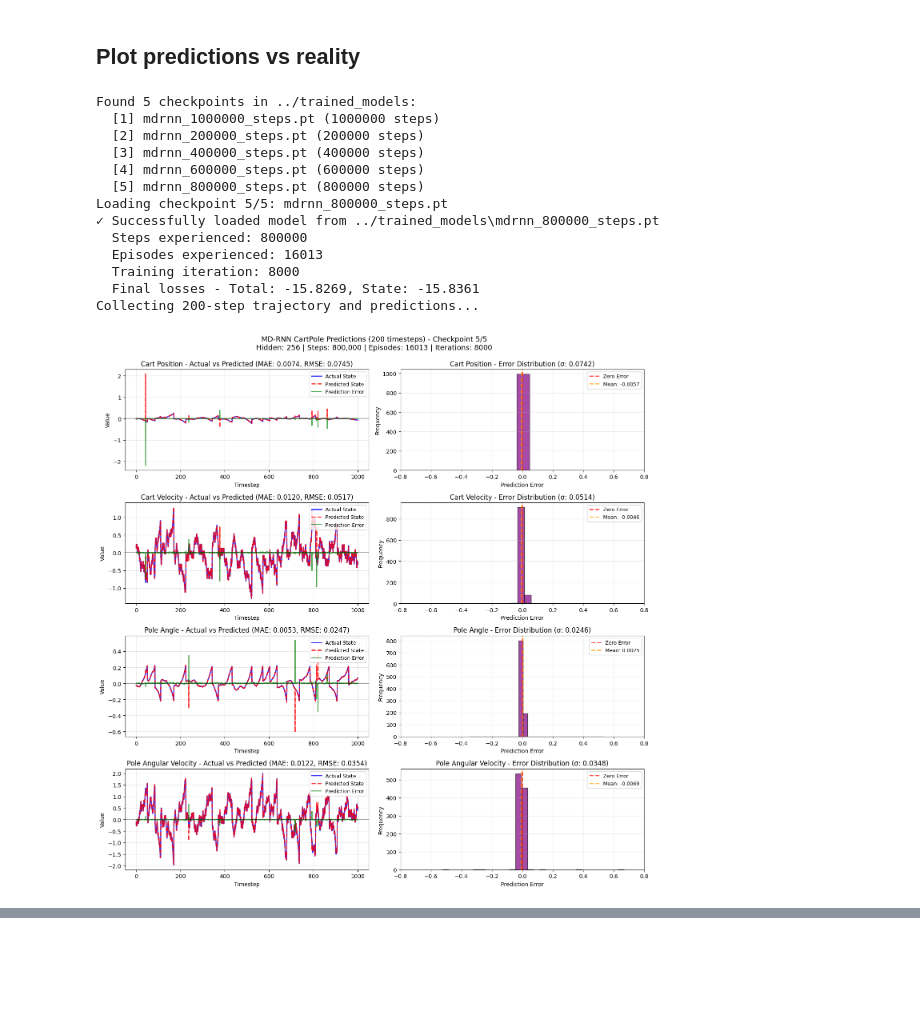
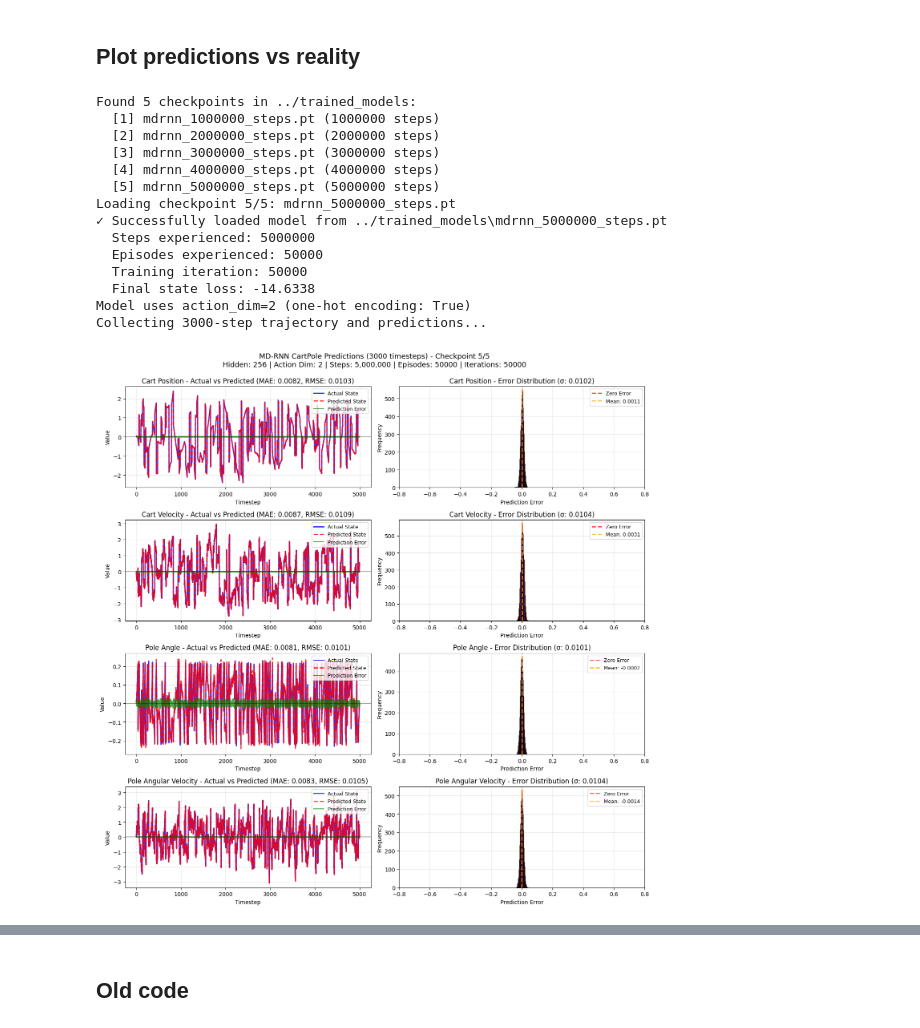
Before and after one commit to jtbuch/mpc_dojo, a Jupyter notebook: cartpole_rnn/notebooks/Cartpole_RNN.ipynb, the cells around one changed output, grey strips where cells are left out. Saved outputs shown, nothing was run; the diff lists cells and outputs as text; code cells hidden in the pictures; blank space fills up the shorter version.

Commit message:
improving the rnn model

```diff
--- a/cartpole_rnn/notebooks/Cartpole_RNN.ipynb
+++ b/cartpole_rnn/notebooks/Cartpole_RNN.ipynb
@@ -609,12 +703,15 @@ model, info = load_model(checkpoint=checkpoint_num)
 
 # Extract info for plot title (handle both old and new formats)
 hidden_dim = info['hidden_dim']
+action_dim = info['action_dim']  # Add this to verify one-hot encoding
 training_steps = info.get('total_steps_experienced', 'N/A')
 training_episodes = info.get('total_episodes_experienced', 'N/A')
 training_iteration = info.get('training_iteration', 'N/A')
 total_checkpoints = len(available_checkpoints)
 
-# Test prediction over 200 timesteps
+print(f"Model uses action_dim={action_dim} (one-hot encoding: {action_dim > 1})")
+
+# Test prediction over 3000 timesteps
 device = torch.device('cuda' if torch.cuda.is_available() else 'cpu')
 model = model.to(device)
 model.eval()
@@ -630,16 +727,49 @@ actual_states = []
 predicted_states = []
 actions_taken = []
 
-print("Collecting 200-step trajectory and predictions...")
+# Randomization ranges
+angle_range = 0.18
+angular_vel_range = 2.0
+pos_range = 2.0
+vel_range = 2.0
 
-for step in range(1000):
+def reset_with_randomization():
+        """Reset environment with randomized initial state."""
+        env.unwrapped.tau = 0.01
+        state, _ = env.reset()
+
+        # Add randomness to initial state
+        state[0] = np.random.uniform(-pos_range, pos_range)
+        state[1] = np.random.uniform(-vel_range, vel_range)
+        state[2] = np.random.uniform(-angle_range, angle_range)
+        state[3] = np.random.uniform(-angular_vel_range, angular_vel_range)
+
+        # Update the environment's internal state
+        env.unwrapped.state = state
+        return state
+
+# Helper function to convert action to one-hot
+def action_to_onehot(action, n_actions):
+    """Convert discrete action to one-hot encoding."""
+    onehot = np.zeros(n_actions, dtype=np.float32)
+    onehot[action] = 1.0
+    return onehot
+
+n_actions = env.action_space.n
+
+print(f"Collecting 3000-step trajectory and predictions...")
+
+for step in range(5000):
     # Choose action (random for this test)
     action = env.action_space.sample()
     actions_taken.append(action)
 
     # Get model prediction
     state_tensor = torch.FloatTensor(state).unsqueeze(0).unsqueeze(0).to(device)
-    action_tensor = torch.FloatTensor([[action]]).unsqueeze(0).to(device)
+
+    # Convert action to one-hot encoding
+    action_onehot = action_to_onehot(action, n_actions)
+    action_tensor = torch.FloatTensor(action_onehot).unsqueeze(0).unsqueeze(0).to(device)
 
     with torch.no_grad():
         outputs = model(state_tensor, action_tensor, hidden)
@@ -666,6 +796,10 @@ for step in range(1000):
         state, _ = env.reset()
         # Reset model hidden state when episode resets
         hidden = model.init_hidden(1, device)
+        # Reset the state to the new initial state
+        state = reset_with_randomization()
+        # Reset hidden state for this episode
+        hidden = model.init_hidden(1, device)
 
 # Convert to numpy arrays
 actual_states = np.array(actual_states)
@@ -685,8 +819,8 @@ state_names = ['Cart Position', 'Cart Velocity', 'Pole Angle', 'Pole Angular Vel
 fig, axes = plt.subplots(4, 2, figsize=(14, 14))
 
 # Build title with available information
-title_lines = [f'MD-RNN CartPole Predictions (200 timesteps) - Checkpoint {checkpoint_num}/{total_checkpoints}']
-title_parts = [f'Hidden: {hidden_dim}']
+title_lines = [f'MD-RNN CartPole Predictions (3000 timesteps) - Checkpoint {checkpoint_num}/{total_checkpoints}']
+title_parts = [f'Hidden: {hidden_dim}', f'Action Dim: {action_dim}']
 
 if training_steps != 'N/A':
     title_parts.append(f'Steps: {training_steps:,}')
@@ -724,46 +858,46 @@ for i in range(4):
                    color='purple', edgecolor='black')
     axes[i, 1].axvline(x=0, color='red', linestyle='--', alpha=0.7, linewidth=2, label='Zero Error')
 
     # Add mean and std to distribution plot
     mean_error = np.mean(prediction_errors[:, i])
     std_error = np.std(prediction_errors[:, i])
     axes[i, 1].axvline(x=mean_error, color='orange', linestyle='--', alpha=0.7,
                       linewidth=2, label=f'Mean: {mean_error:.4f}')
 
     axes[i, 1].set_title(f'{state_names[i]} - Error Distribution (σ: {std_error:.4f})')
     axes[i, 1].set_xlabel('Prediction Error')
     axes[i, 1].set_ylabel('Frequency')
     axes[i, 1].grid(True, alpha=0.3)
     axes[i, 1].legend(loc='upper right', fontsize=9)
     # add xlims
     axes[i, 1].set_xlim([-0.8, 0.8])
 
-
 plt.tight_layout()
 plt.show()
 
 # Print summary statistics
 print("\n" + "="*60)
 print("Prediction Error Summary:")
 print("="*60)
 for i, name in enumerate(state_names):
     print(f"{name:25s} | MAE: {mae[i]:8.4f} | RMSE: {rmse[i]:8.4f} | Mean: {np.mean(prediction_errors[:, i]):8.4f} | Std: {np.std(prediction_errors[:, i]):8.4f}")
 print("="*60)
 # %% [output]
 Found 5 checkpoints in ../trained_models:
   [1] mdrnn_1000000_steps.pt (1000000 steps)
-  [2] mdrnn_200000_steps.pt (200000 steps)
-  [3] mdrnn_400000_steps.pt (400000 steps)
-  [4] mdrnn_600000_steps.pt (600000 steps)
-  [5] mdrnn_800000_steps.pt (800000 steps)
-Loading checkpoint 5/5: mdrnn_800000_steps.pt
-✓ Successfully loaded model from ../trained_models\mdrnn_800000_steps.pt
-  Steps experienced: 800000
-  Episodes experienced: 16013
-  Training iteration: 8000
-  Final losses - Total: -15.8269, State: -15.8361
-Collecting 200-step trajectory and predictions...
+  [2] mdrnn_2000000_steps.pt (2000000 steps)
+  [3] mdrnn_3000000_steps.pt (3000000 steps)
+  [4] mdrnn_4000000_steps.pt (4000000 steps)
+  [5] mdrnn_5000000_steps.pt (5000000 steps)
+Loading checkpoint 5/5: mdrnn_5000000_steps.pt
+✓ Successfully loaded model from ../trained_models\mdrnn_5000000_steps.pt
+  Steps experienced: 5000000
+  Episodes experienced: 50000
+  Training iteration: 50000
+  Final state loss: -14.6338
+Model uses action_dim=2 (one-hot encoding: True)
+Collecting 3000-step trajectory and predictions...
-[figure, old version]
+[figure, new version]
 ============================================================
 Prediction Error Summary:
 ============================================================
@@ -774 +908,3 @@ Pole Angular Velocity     | MAE:   0.0122 | RMSE:   0.0354 | Mean:  -0.0069 | St
 ============================================================
+# %% [markdown]
+## Old code
```
Also changed, not shown: parts of 5 cells of this notebook, 1 other file.
